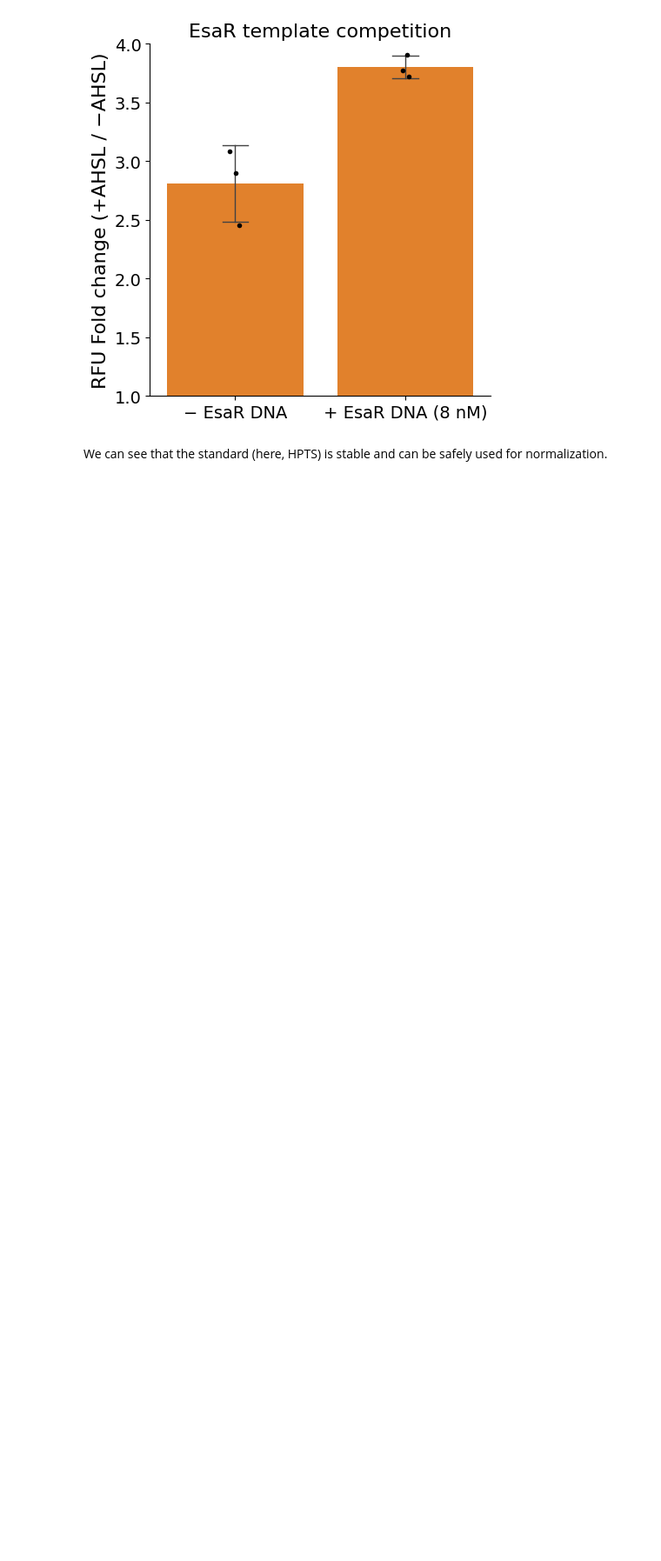
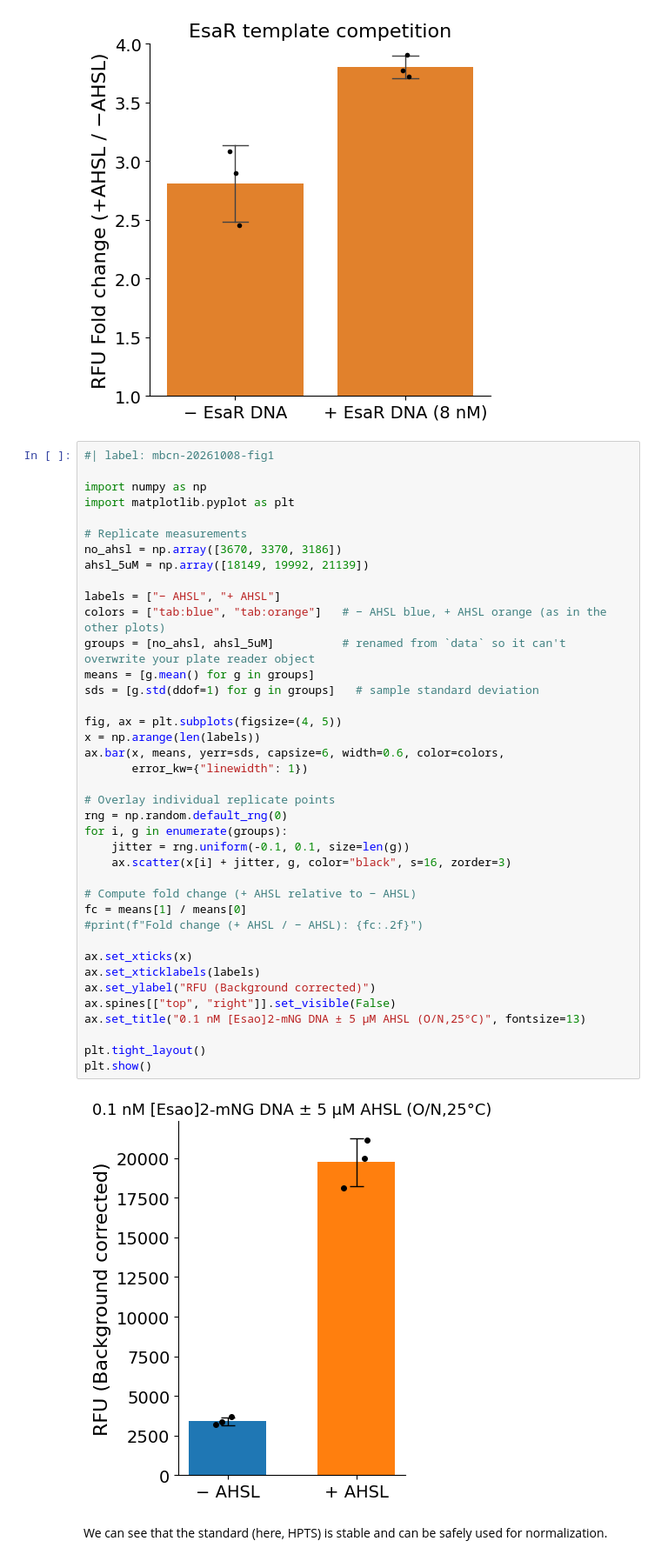
Before and after one commit to nucleus-eng/devstudio-board, a Jupyter notebook: devnotes/devnote-cn-20260924-20261001/experiments/20261007-esar-template-competition/platereader.ipynb, the cells around one changed output. Shown at 87% size. Cells and saved outputs as stored; diff of their text form; blank space fills up the shorter version.

```diff
--- a/devnotes/devnote-cn-20260924-20261001/experiments/20261007-esar-template-competition/platereader.ipynb
+++ b/devnotes/devnote-cn-20260924-20261001/experiments/20261007-esar-template-competition/platereader.ipynb
@@ -341,6 +341,47 @@ fig.tight_layout()
 plt.show()
 # %% [output]
 [figure]
+# %%
+#| label: mbcn-20261008-fig1
+
+import numpy as np
+import matplotlib.pyplot as plt
+
+# Replicate measurements
+no_ahsl = np.array([3670, 3370, 3186])
+ahsl_5uM = np.array([18149, 19992, 21139])
+
+labels = ["− AHSL", "+ AHSL"]
+colors = ["tab:blue", "tab:orange"]   # − AHSL blue, + AHSL orange (as in the other plots)
+groups = [no_ahsl, ahsl_5uM]          # renamed from `data` so it can't overwrite your plate reader object
+means = [g.mean() for g in groups]
+sds = [g.std(ddof=1) for g in groups]   # sample standard deviation
+
+fig, ax = plt.subplots(figsize=(4, 5))
+x = np.arange(len(labels))
+ax.bar(x, means, yerr=sds, capsize=6, width=0.6, color=colors,
+       error_kw={"linewidth": 1})
+
+# Overlay individual replicate points
+rng = np.random.default_rng(0)
+for i, g in enumerate(groups):
+    jitter = rng.uniform(-0.1, 0.1, size=len(g))
+    ax.scatter(x[i] + jitter, g, color="black", s=16, zorder=3)
+
+# Compute fold change (+ AHSL relative to − AHSL)
+fc = means[1] / means[0]
+#print(f"Fold change (+ AHSL / − AHSL): {fc:.2f}")
+
+ax.set_xticks(x)
+ax.set_xticklabels(labels)
+ax.set_ylabel("RFU (Background corrected)")
+ax.spines[["top", "right"]].set_visible(False)
+ax.set_title("0.1 nM [Esao]2-mNG DNA ± 5 µM AHSL (O/N,25°C)", fontsize=13)
+
+plt.tight_layout()
+plt.show()
+# %% [output]
+[figure, added]
 # %% [markdown]
 We can see that the standard (here, HPTS) is stable and can be safely used for normalization.
 # %% [markdown]
```
Also changed, not shown: 6 other files.
